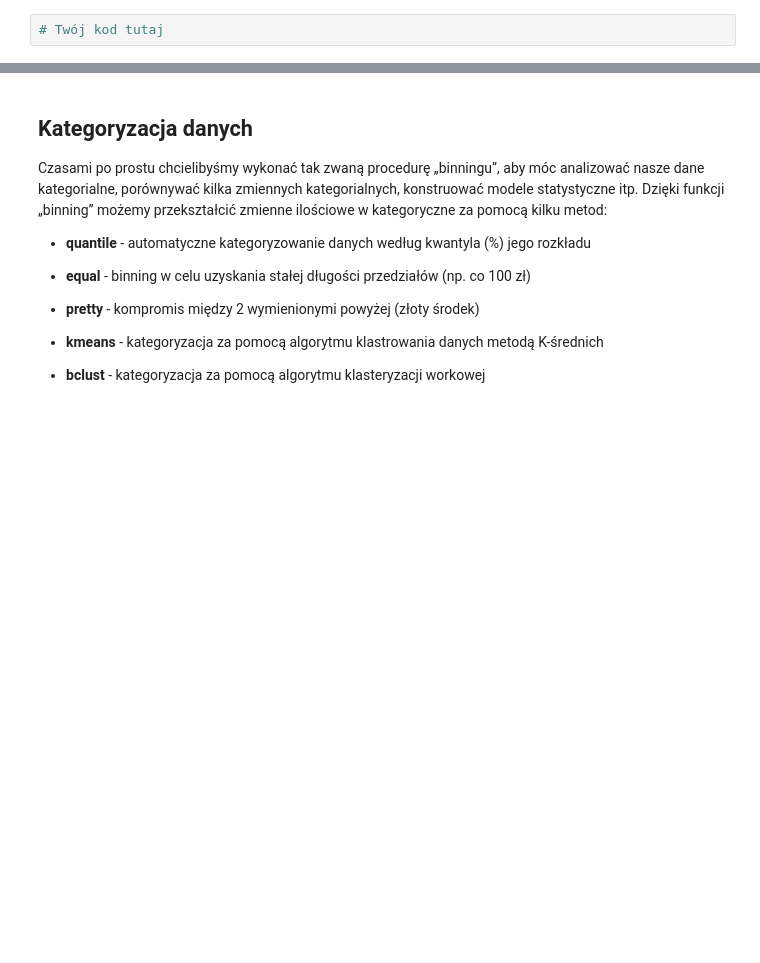
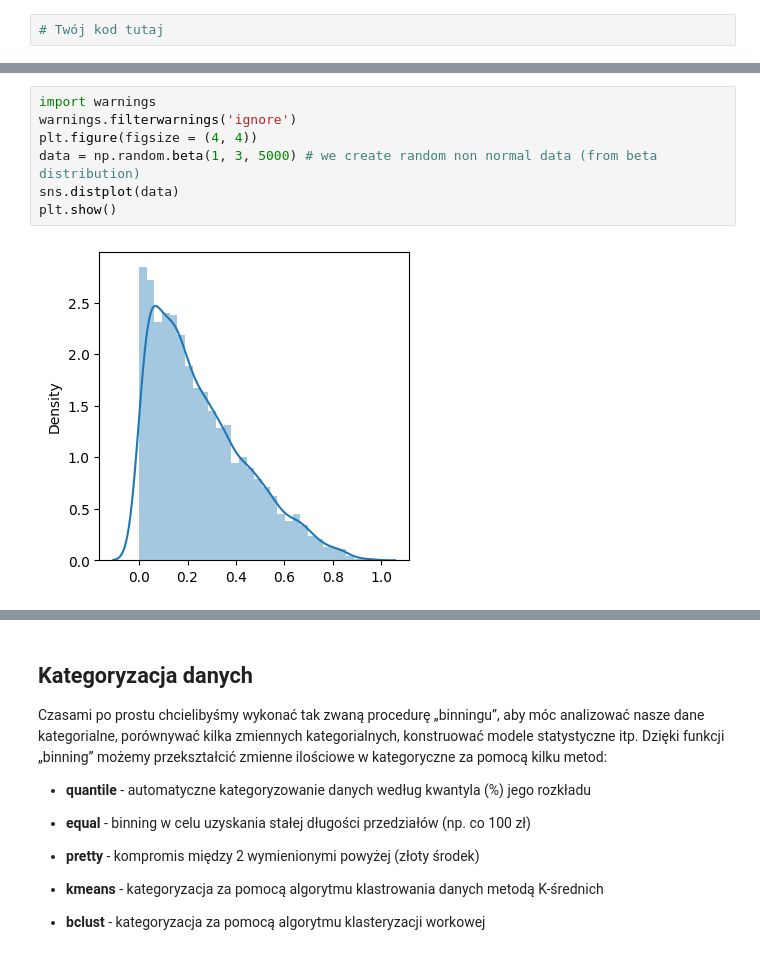
Before and after one commit to wignusia/sad, a Jupyter notebook: 08-data-wrangling.ipynb, the cells around one changed output, grey strips where cells are left out. Cells and saved outputs as stored; diff of their text form; blank space fills up the shorter version.

```diff
--- a/08-data-wrangling.ipynb
+++ b/08-data-wrangling.ipynb
@@ -995,0 +1035,9 @@ plt.show()
+# %%
+import warnings
+warnings.filterwarnings('ignore')
+plt.figure(figsize = (4, 4))
+data = np.random.beta(1, 3, 5000) # we create random non normal data (from beta distribution)
+sns.distplot(data)
+plt.show()
+# %% [output]
+[figure, added]
```
Also changed, not shown: parts of 9 cells of this notebook, 1 other file.
